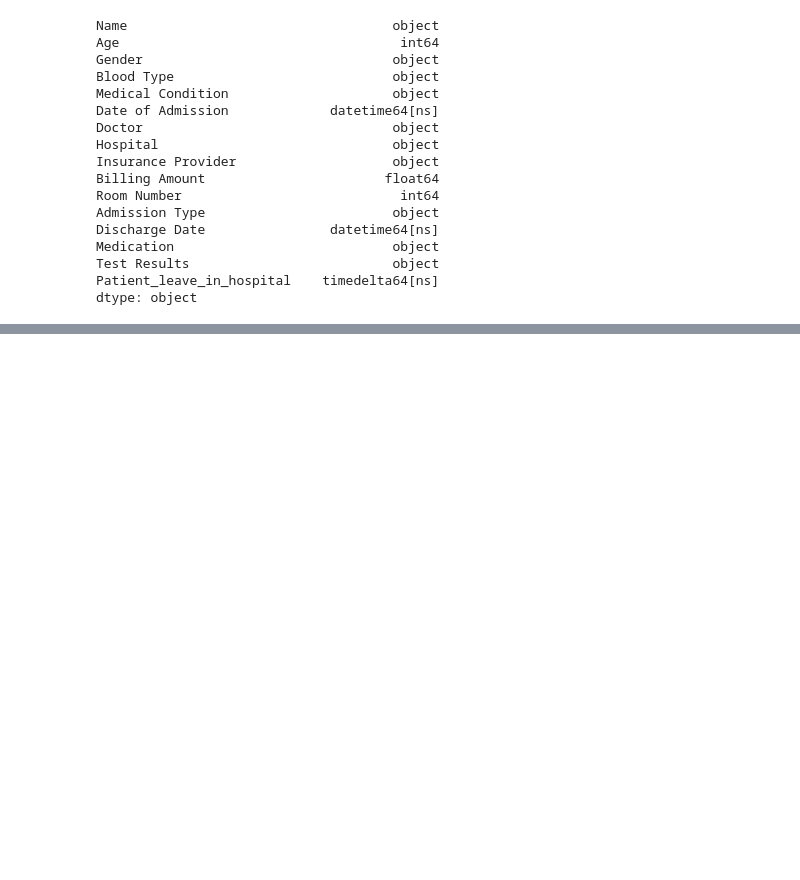
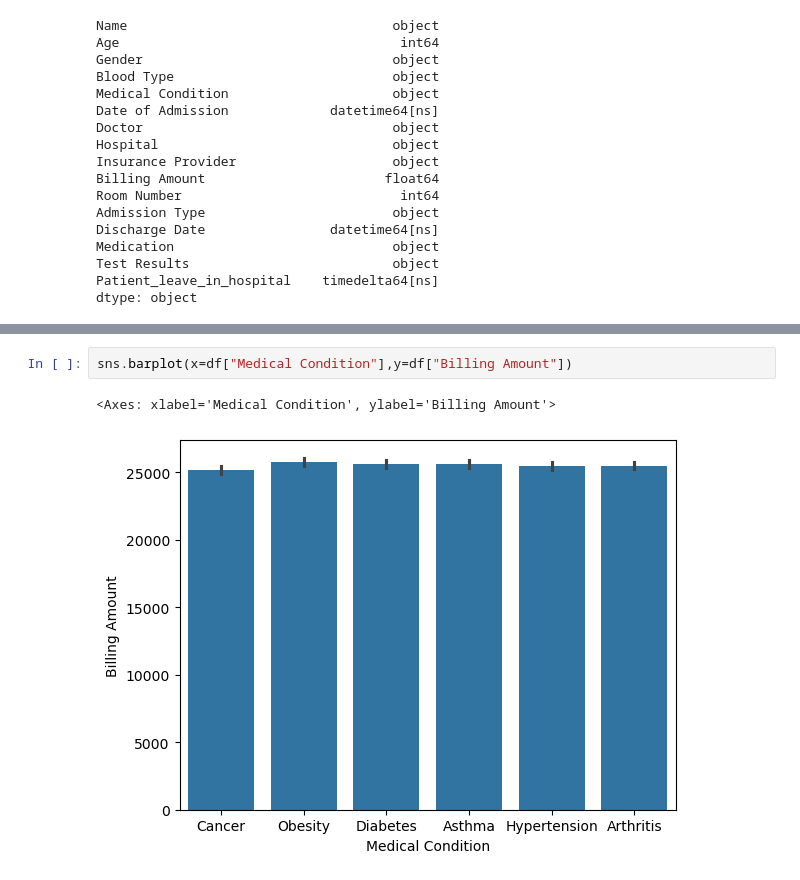
Before and after one commit to ThonteShila/DA-Project-Health_Care-Real-World-Data-, a Jupyter notebook: healtcare.ipynb, the cells around one changed output, grey strips where cells are left out. Cells and saved outputs as stored; diff of their text form; blank space fills up the shorter version.

```diff
--- a/healtcare.ipynb
+++ b/healtcare.ipynb
@@ -312,0 +391,5 @@ dtype: object
+# %%
+sns.barplot(x=df["Medical Condition"],y=df["Billing Amount"])
+# %% [output]
+<Axes: xlabel='Medical Condition', ylabel='Billing Amount'>
+[figure, added]
```
Also changed, not shown: parts of 19 cells of this notebook.
